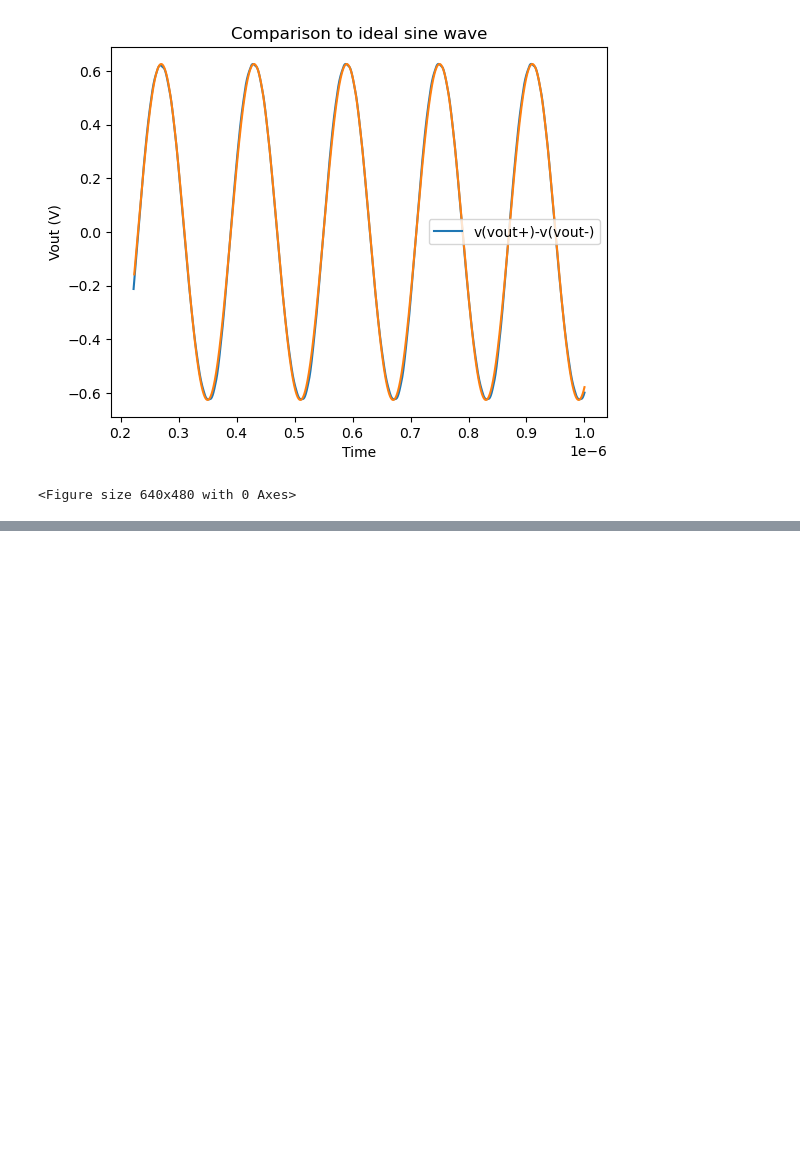
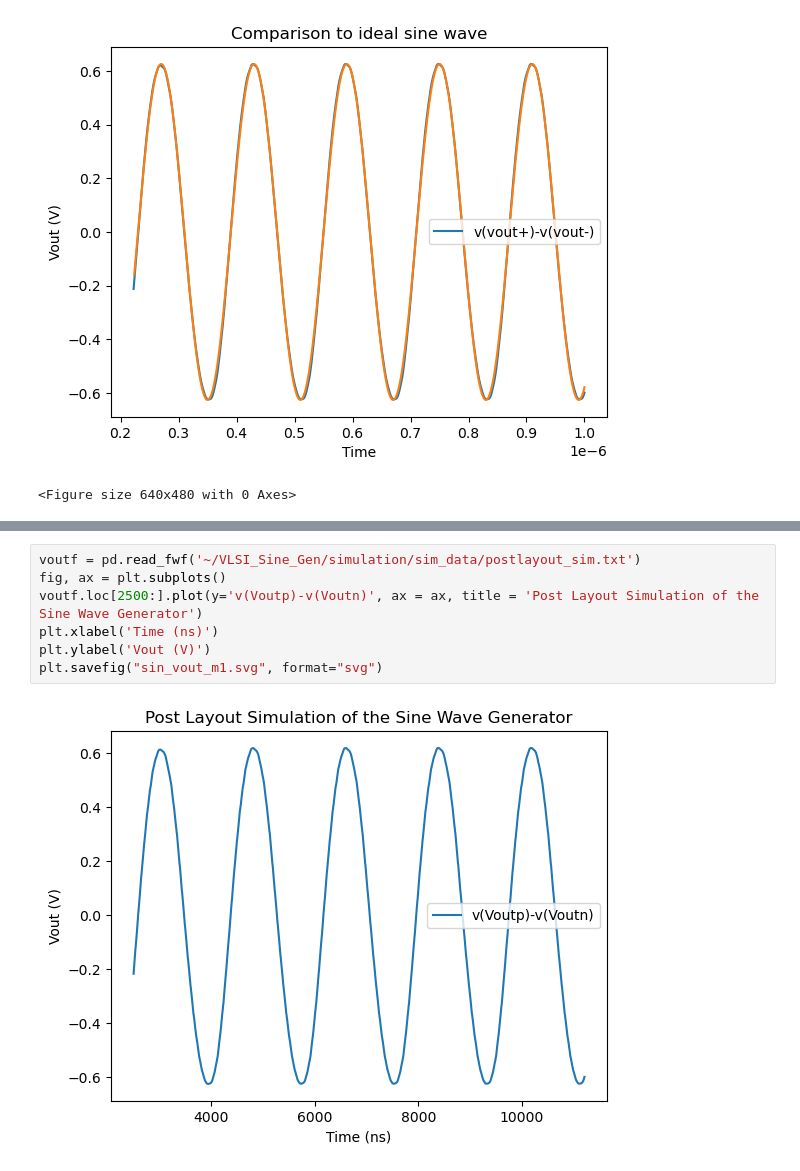
Before and after one commit to adp1030/VLSI_Sine_Gen, a Jupyter notebook: simulation/sim_data/plots.ipynb, the cells around one changed output, grey strips where cells are left out. Drawn from its saved outputs; the diff is of its cells as text; blank space fills up the shorter version.

Commit message:
added post layout simulation data

```diff
--- a/simulation/sim_data/plots.ipynb
+++ b/simulation/sim_data/plots.ipynb
@@ -165,0 +166,9 @@ print(se_ideal)
+# %%
+voutf = pd.read_fwf('~/VLSI_Sine_Gen/simulation/sim_data/postlayout_sim.txt')
+fig, ax = plt.subplots()
+voutf.loc[2500:].plot(y='v(Voutp)-v(Voutn)', ax = ax, title = 'Post Layout Simulation of the Sine Wave Generator')
+plt.xlabel('Time (ns)')
+plt.ylabel('Vout (V)')
+plt.savefig("sin_vout_m1.svg", format="svg")
+# %% [output]
+[figure, added]
```
Also changed, not shown: parts of 3 cells of this notebook, 7 other files.
